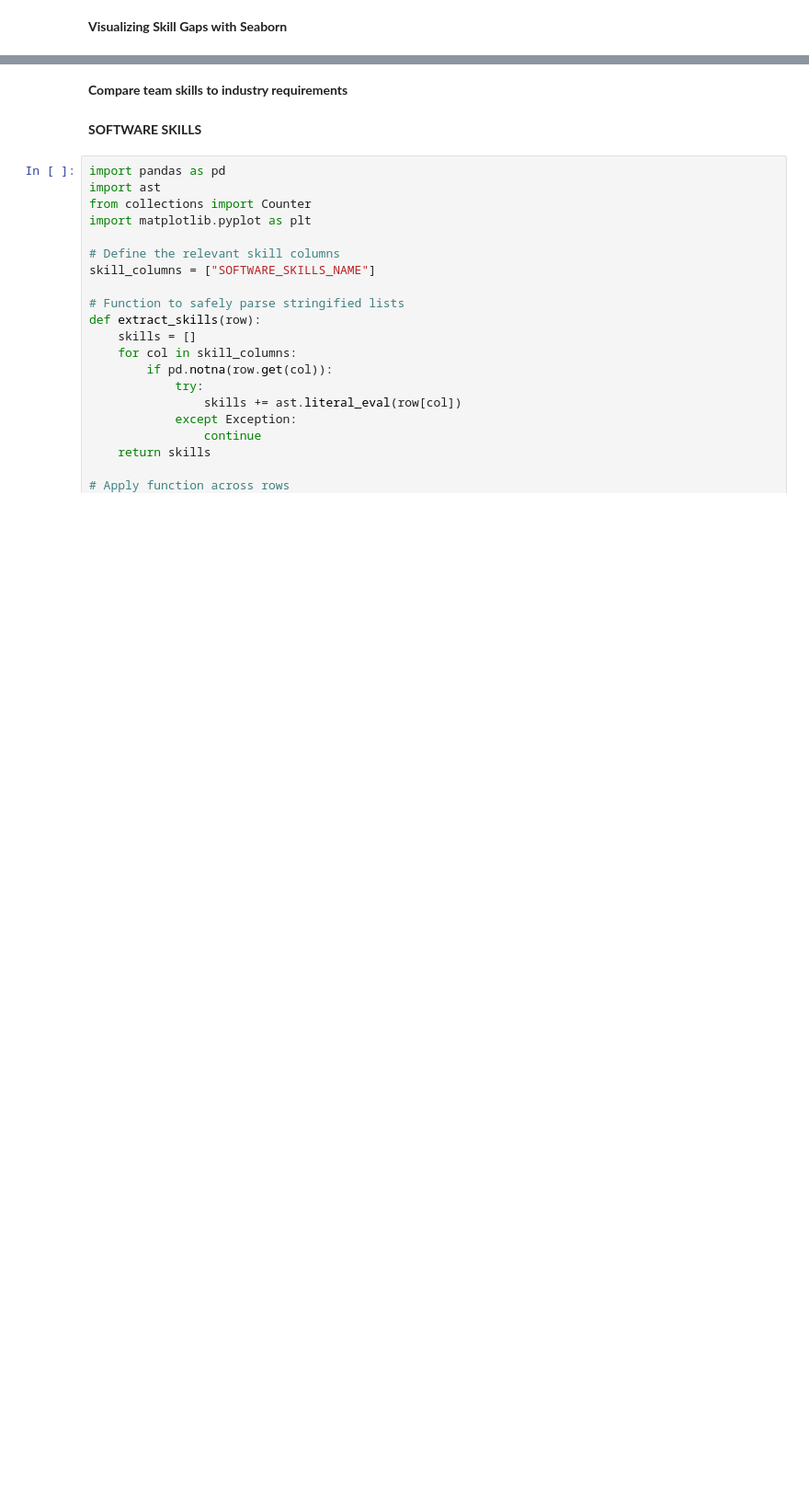
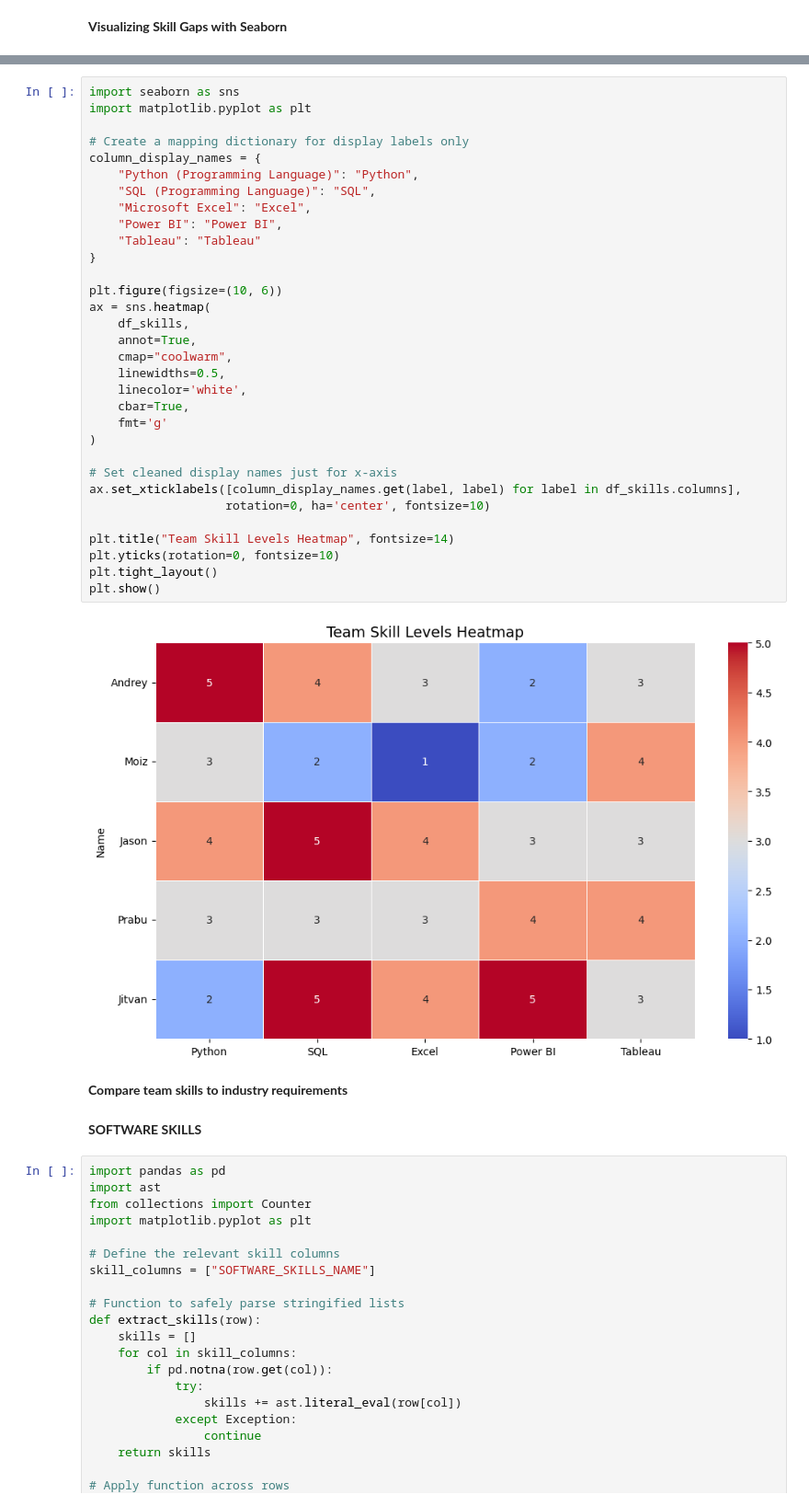
Before and after one commit to 616797/ad688-employability-sp25A1-group1, a Jupyter notebook: working_files/individual_analysis_folder/Prabu_Jeyabalan.ipynb, the cells around one changed output, grey strips where cells are left out. Shown at 92% size. Saved outputs shown, nothing was run; the diff lists cells and outputs as text; blank space fills up the shorter version.

```diff
--- a/working_files/individual_analysis_folder/Prabu_Jeyabalan.ipynb
+++ b/working_files/individual_analysis_folder/Prabu_Jeyabalan.ipynb
@@ -90,3 +90,37 @@ plt.show()
+# %%
+import seaborn as sns
+import matplotlib.pyplot as plt
+
+# Create a mapping dictionary for display labels only
+column_display_names = {
+    "Python (Programming Language)": "Python",
+    "SQL (Programming Language)": "SQL",
+    "Microsoft Excel": "Excel",
+    "Power BI": "Power BI",
+    "Tableau": "Tableau"
+}
+
+plt.figure(figsize=(10, 6))
+ax = sns.heatmap(
+    df_skills,
+    annot=True,
+    cmap="coolwarm",
+    linewidths=0.5,
+    linecolor='white',
+    cbar=True,
+    fmt='g'
+)
+
+# Set cleaned display names just for x-axis
+ax.set_xticklabels([column_display_names.get(label, label) for label in df_skills.columns],
+                   rotation=0, ha='center', fontsize=10)
+
+plt.title("Team Skill Levels Heatmap", fontsize=14)
+plt.yticks(rotation=0, fontsize=10)
+plt.tight_layout()
+plt.show()
+# %% [output]
+[figure, added]
 # %% [markdown]
 **Compare team skills to industry requirements**
 # %% [markdown]
```
Also changed, not shown: parts of 2 cells of this notebook.
